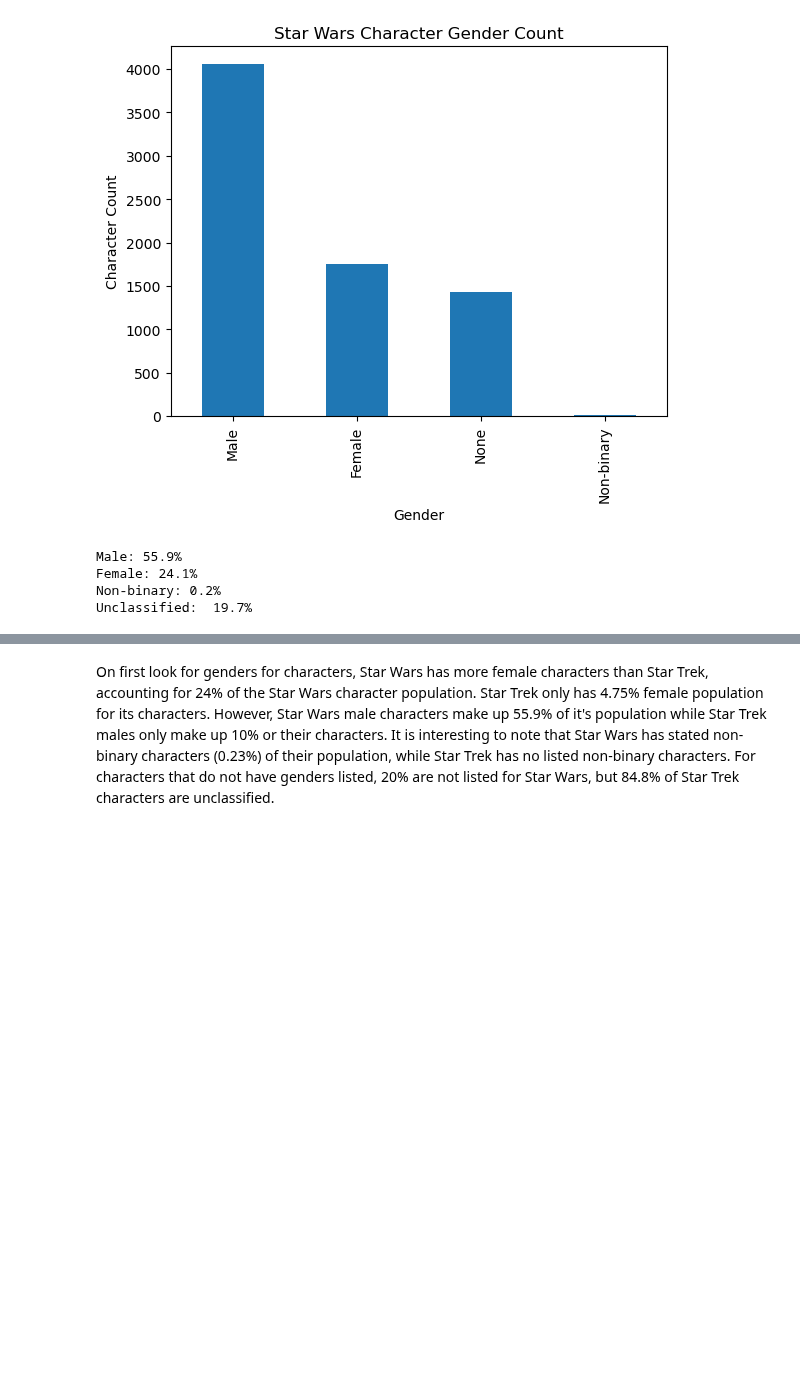
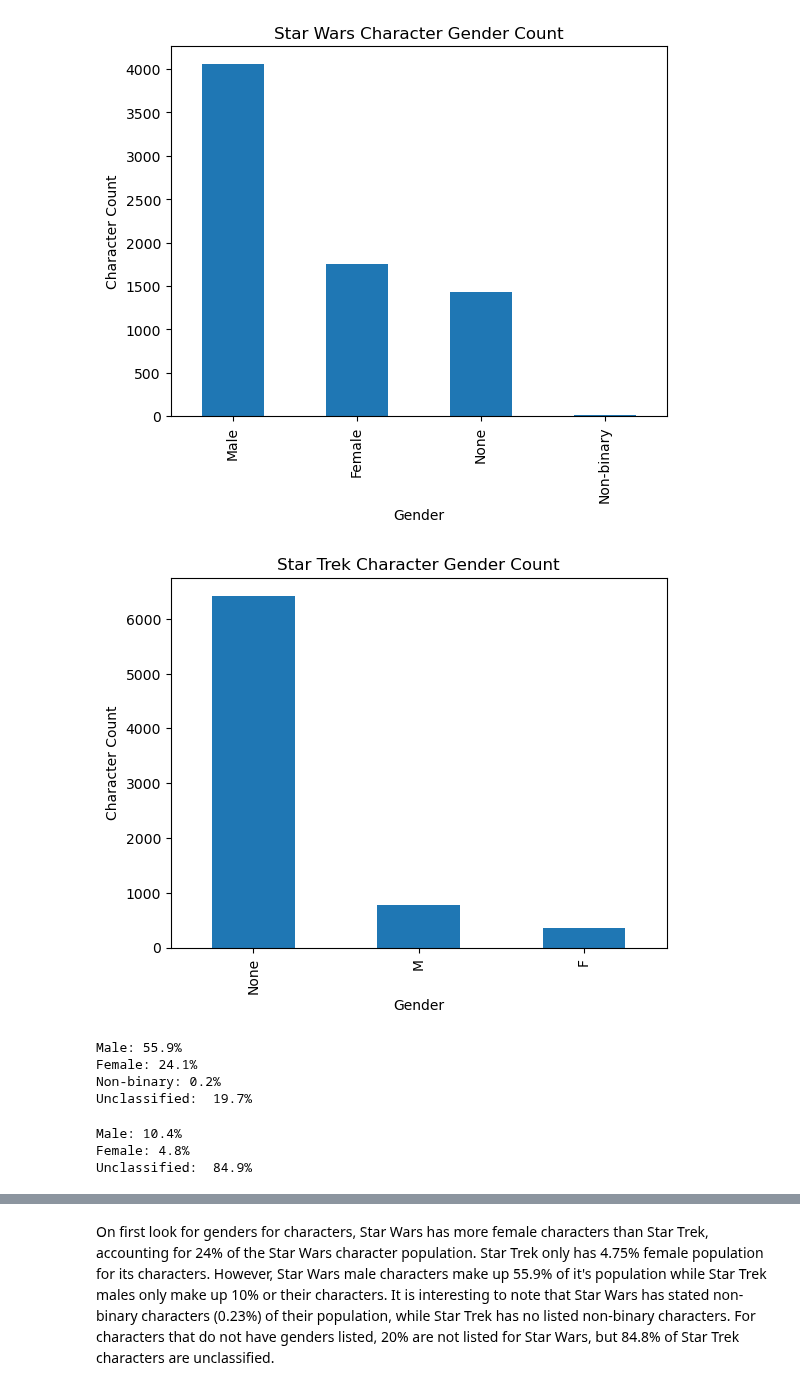
Before and after one commit to wesiswes629/wookiestapi, a Jupyter notebook: notebooks/all_characters.ipynb, the cells around one changed output, grey strips where cells are left out. Drawn from its saved outputs; the diff is of its cells as text; code cells hidden in the pictures; blank space fills up the shorter version.

```diff
--- a/notebooks/all_characters.ipynb
+++ b/notebooks/all_characters.ipynb
@@ -148,6 +150,16 @@ plt.title('Star Wars Character Gender Count')
 plt.show()
 # %% [output]
 [figure]
+# %%
+# create a graph showing count of character genders for Star Trek
+
+st_genders.plot(kind='bar')
+plt.xlabel('Gender')
+plt.ylabel('Character Count')
+plt.title('Star Trek Character Gender Count')
+plt.show()
+# %% [output]
+[figure, added]
 # %%
 # Calculate percentages of genders for Star Wars
 
@@ -173,5 +185,26 @@ Male: 55.9%
 Female: 24.1%
 Non-binary: 0.2%
 Unclassified:  19.7%
+# %%
+# Calculate percentages of genders for Star Trek
+
+# Male Star Wars Characters
+st_male = st_genders['M']/ sum(st_genders) * 100
+
+# Female Star Wars Characters
+st_female = st_genders['F']/ sum(st_genders) * 100
+
+# Unclassified Star Wars Characters
+st_null = stc['gender'].isnull().sum()
+st_un = st_null / sum(st_genders) * 100
+
+
+print(f'Male: {st_male:.1f}%')
+print(f'Female: {st_female:.1f}%')
+print(f'Unclassified: {st_un: .1f}%')
+# %% [output]
+Male: 10.4%
+Female: 4.8%
+Unclassified:  84.9%
 # %%
 # create a pie chart showing percentages
```
Also changed, not shown: parts of 3 cells of this notebook.
